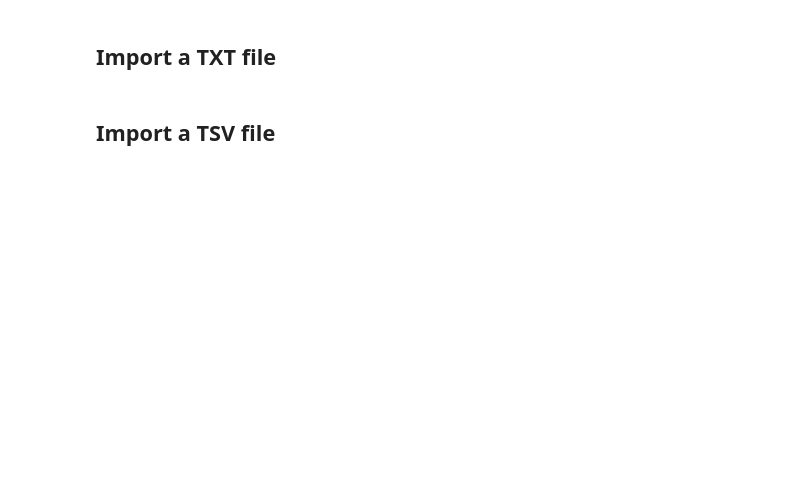
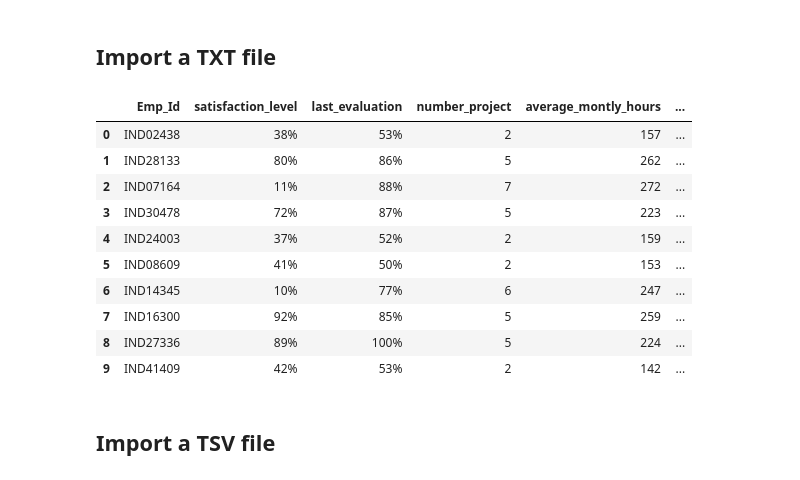
Before and after one commit to jcppc/eda, a Jupyter notebook: Lesson1.ipynb, the cells around one changed output. Saved outputs shown, nothing was run; the diff lists cells and outputs as text; code cells hidden in the pictures; blank space fills up the shorter version.

```diff
--- a/Lesson1.ipynb
+++ b/Lesson1.ipynb
@@ -50,4 +84,19 @@ ds.head()
 # %% [markdown]
 ## Import a TXT file
+# %%
+ds = pd.read_csv("datasets/hr.txt", sep="\t")
+ds.head(10)
+# %% [output]
+|  | Emp_Id | satisfaction_level | last_evaluation | number_project | average_montly_hours | ... |
+| 0 | IND02438 | 38% | 53% | 2 | 157 | ... |
+| 1 | IND28133 | 80% | 86% | 5 | 262 | ... |
+| 2 | IND07164 | 11% | 88% | 7 | 272 | ... |
+| 3 | IND30478 | 72% | 87% | 5 | 223 | ... |
+| 4 | IND24003 | 37% | 52% | 2 | 159 | ... |
+| 5 | IND08609 | 41% | 50% | 2 | 153 | ... |
+| 6 | IND14345 | 10% | 77% | 6 | 247 | ... |
+| 7 | IND16300 | 92% | 85% | 5 | 259 | ... |
+| 8 | IND27336 | 89% | 100% | 5 | 224 | ... |
+| 9 | IND41409 | 42% | 53% | 2 | 142 | ... |
 # %% [markdown]
 ## Import a TSV file
```
Also changed, not shown: parts of 13 cells of this notebook, 1 other file.
